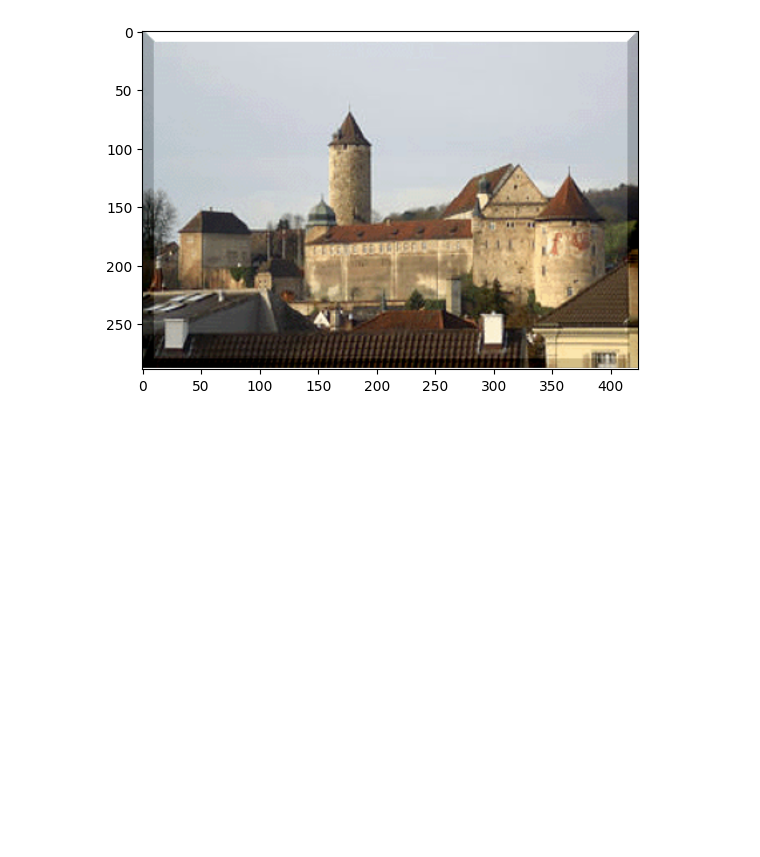
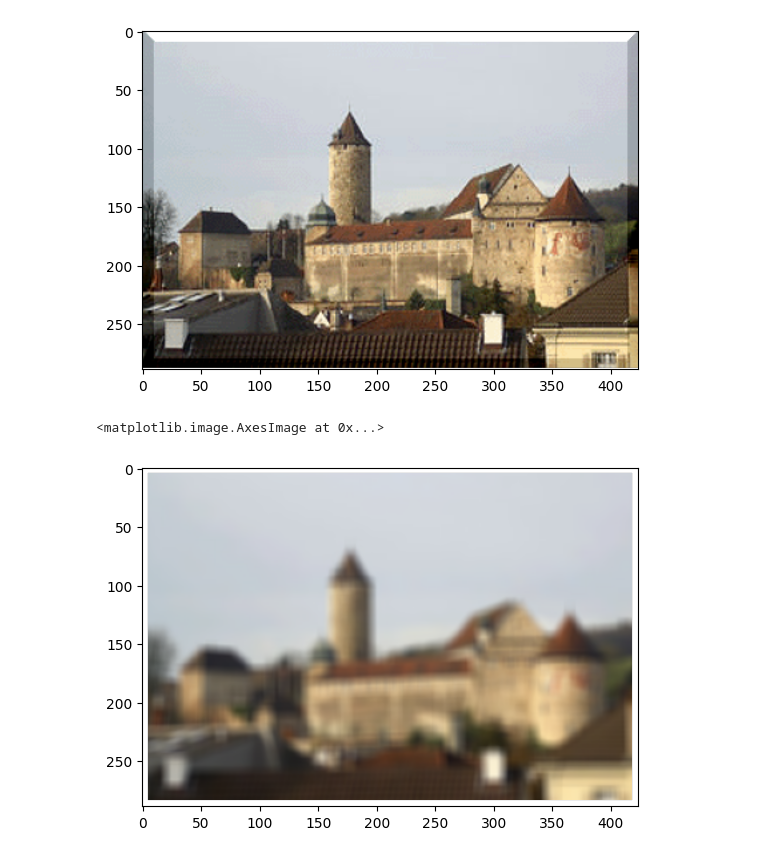
Before and after one commit to JacobAmaury/traitement_image, a Jupyter notebook: TP/TP1/main/TP1.ipynb, the cells around one changed output. Cells and saved outputs as stored; diff of their text form; code cells hidden in the pictures; blank space fills up the shorter version.

Commit message:
produit de convolution fonctionnel

```diff
--- a/TP/TP1/main/TP1.ipynb
+++ b/TP/TP1/main/TP1.ipynb
@@ -4,7 +4,8 @@ import matplotlib.pyplot as plt
 import PIL
 from PIL import Image
 # %%
-image = Image.open('/home/amaury/Desktop/Cours/M1/S1/intro_Traitement_image/TP/TP1/Images_TP/donjon.png')
+image = Image.open("../Images_TP/donjon.png")
+
 plt.imshow(image)
 
 def convert_to_red(image):
@@ -275,6 +277,56 @@ plt.imshow(image_relief)
 <matplotlib.image.AxesImage at 0x...>
 [figure]
 # %%
+#Alors je viens de reprendre le TP et je viens de voir que je parcours les images dans le mauvais sens
 def convolution(image, filter):
     convolut_image = Image.new(mode="RGBA", size=image.size)
-    filter_width, filter_height = filter.size
+
+    filter_height = len(filter)
+    filter_width = len(filter[0])
+
+    filter_offset_x = int(filter_width/2)
+    filter_offset_y = int(filter_height/2)
+    sum_coef = 0
+
+
+    for i in range(filter_height):
+        for j in range(filter_width):
+            sum_coef += filter[i][j]
+    if sum_coef == 0: sum_coef = 1 #pas de division par 0
+
+    for i in range(image.size[1]):
+        for j in range(image.size[0]):
+
+            if (filter_offset_x <= j < image.size[0] - filter_offset_x and filter_offset_y <= i < image.size[1] - filter_offset_y):
+                new_r = new_g = new_b = 0
+
+                for y in range(filter_height):
+                    for x in range(filter_width):
+                        px = j + x - filter_offset_x
+                        py = i + y - filter_offset_y
+                        r,g,b,a = image.getpixel((px,py))
+                        coeff = filter[y][x]
+
+                        new_r += r * coeff
+                        new_g += g * coeff
+                        new_b += b * coeff
+                new_r /= sum_coef
+                new_g /= sum_coef
+                new_b /= sum_coef
+                if(new_r>255): new_r = 255
+                if(new_g>255): new_g = 255
+                if(new_b>255): new_b = 255
+
+                convolut_image.putpixel((j,i), (int(new_r), int(new_g), int(new_b), a))
+    return convolut_image
+
+
+size = 10
+filter =3[[1 for _ in range(size)] for _ in range(size)]
+
+convolut_image = convolution(image,filter)
+
+plt.imshow(convolut_image)
+# %% [output]
+<matplotlib.image.AxesImage at 0x...>
+[figure, added]
```
Also changed, not shown: parts of 2 cells of this notebook.
